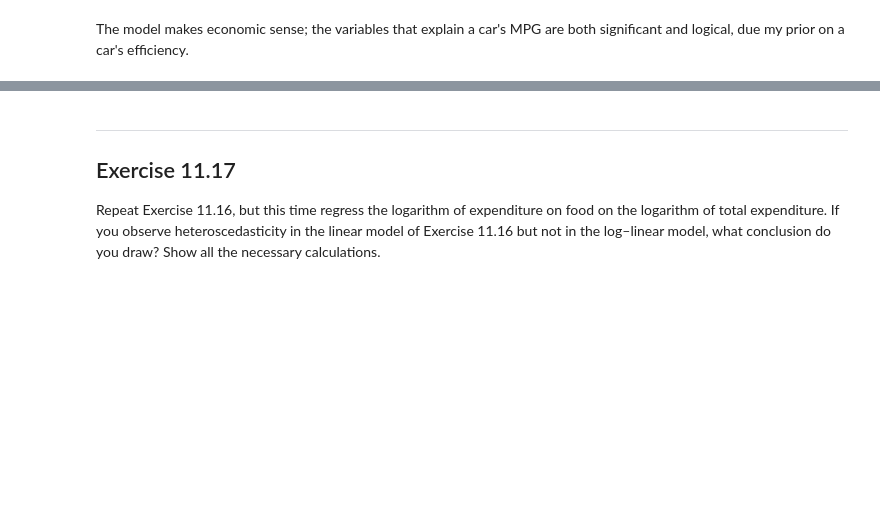
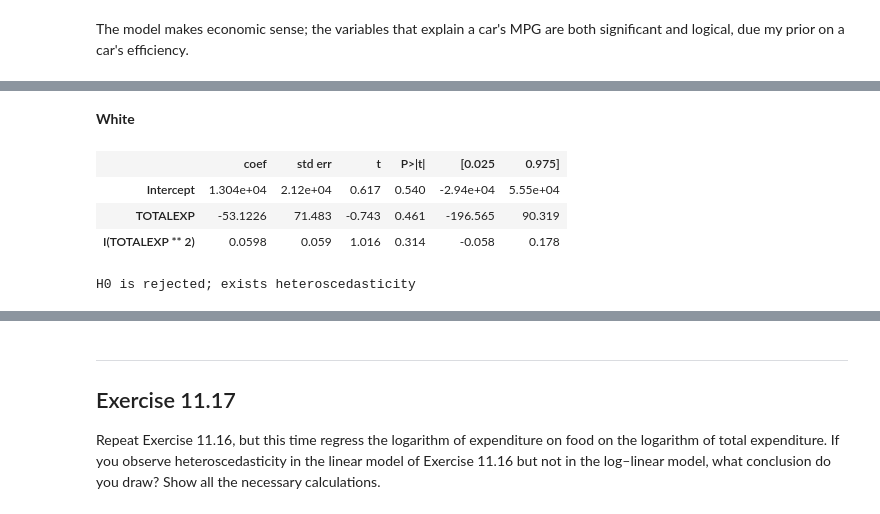
Before and after one commit to gerdm/UMA, a Jupyter notebook: econometrics/Homework 2.ipynb, the cells around one changed output, grey strips where cells are left out. Cells and saved outputs as stored; diff of their text form; code cells hidden in the pictures; blank space fills up the shorter version.

```diff
--- a/econometrics/Homework 2.ipynb
+++ b/econometrics/Homework 2.ipynb
@@ -781,0 +857,4 @@ Food expenditure in India. In Table 2.8 we have given data on expenditure on foo
+# %%
+food = pd.read_table("./tables/t28.txt", index_col=0)
+food_model = smf.ols("FOODEXP ~ TOTALEXP", data=food).fit()
+food_model.summary().tables[1]
@@ -781,0 +870,18 @@ Food expenditure in India. In Table 2.8 we have given data on expenditure on foo
+# %% [markdown]
+**White**
+# %%
+food["resid"] = food_model.resid
+food_resid_white = smf.ols("I(resid**2) ~ TOTALEXP + I(TOTALEXP**2)", data=food).fit()
+food_resid_white.summary().tables[1]
+# %% [output]
+|  | coef | std err | t | P>|t| | [0.025 | 0.975] |
+| Intercept | 1.304e+04 | 2.12e+04 | 0.617 | 0.540 | -2.94e+04 | 5.55e+04 |
+| TOTALEXP | -53.1226 | 71.483 | -0.743 | 0.461 | -196.565 | 90.319 |
+| I(TOTALEXP ** 2) | 0.0598 | 0.059 | 1.016 | 0.314 | -0.058 | 0.178 |
+# %%
+if food_resid.rsquared * len(food) > chi2.isf(0.05, 1):
+    print("H0 is rejected; exists heteroscedasticity" )
+else:
+    print("H0 is not rejected")
+# %% [output]
+H0 is rejected; exists heteroscedasticity
```
Also changed, not shown: parts of 37 cells of this notebook, 1 other file.
